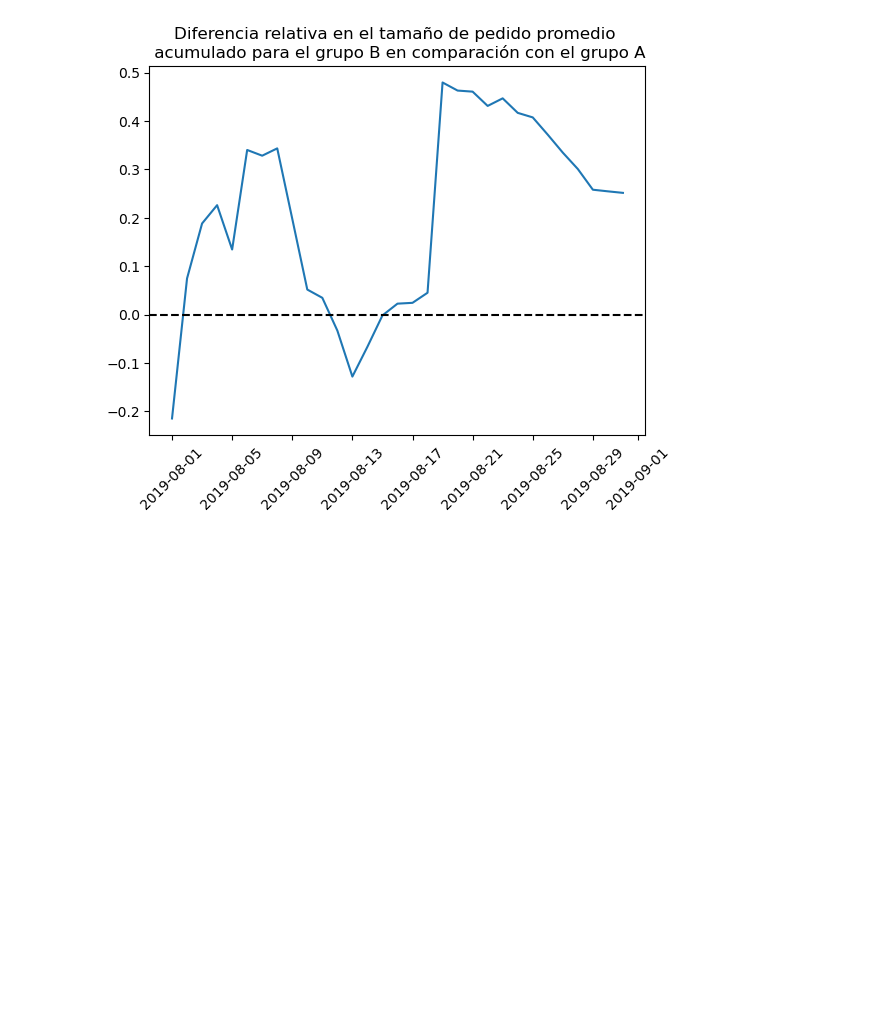
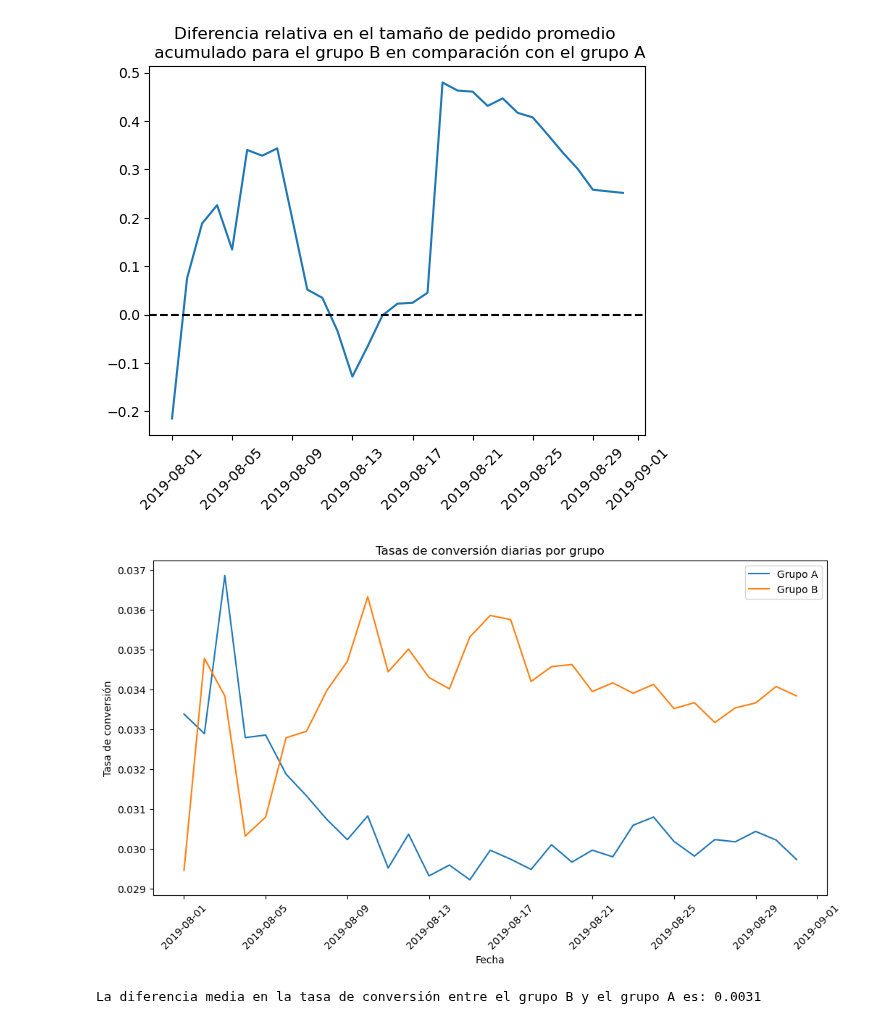
Before and after one commit to hukitan/tripleten, a Jupyter notebook: Proyectos_en_desarrollo/proyecto 10/proyecto 10.ipynb, the cells around one changed output. Drawn from its saved outputs; the diff is of its cells as text; code cells hidden in the pictures; blank space fills up the shorter version.

```diff
--- a/Proyectos_en_desarrollo/proyecto 10/proyecto 10.ipynb
+++ b/Proyectos_en_desarrollo/proyecto 10/proyecto 10.ipynb
@@ -214,3 +215,36 @@ plt.title('Diferencia relativa en el tamaño de pedido promedio \n acumulado par
 plt.show()
 # %% [output]
 [figure]
+# %%
+
+# Calcula la tasa de conversión de cada grupo como la relación entre los pedidos y el número de visitas de cada día. Representa gráficamente
+# las tasas de conversión diarias de los dos grupos y describe la diferencia. Saca conclusiones y haz conjeturas.
+# Calcula la tasa de conversión diaria para cada grupo
+cumulativeData['conversion'] = cumulativeData['orders'] / \
+    cumulativeData['visitors']
+
+# Filtra los datos por grupo
+conversionA = cumulativeData[cumulativeData['group']
+                             == 'A'][['date', 'conversion']]
+conversionB = cumulativeData[cumulativeData['group']
+                             == 'B'][['date', 'conversion']]
+
+# Representa gráficamente las tasas de conversión diarias de los dos grupos
+plt.figure(figsize=(12, 6))
+sns.lineplot(data=conversionA, x='date', y='conversion', label='Grupo A')
+sns.lineplot(data=conversionB, x='date', y='conversion', label='Grupo B')
+plt.xticks(rotation=45)
+plt.title('Tasas de conversión diarias por grupo')
+plt.xlabel('Fecha')
+plt.ylabel('Tasa de conversión')
+plt.legend()
+plt.show()
+
+# Describe la diferencia
+conversion_diff = conversionB['conversion'].mean(
+) - conversionA['conversion'].mean()
+print(f"La diferencia media en la tasa de conversión entre el grupo B y el grupo A es: {
+      conversion_diff:.4f}")
+# %% [output]
+[figure, added]
+La diferencia media en la tasa de conversión entre el grupo B y el grupo A es: 0.0031
```
Also changed, not shown: parts of 4 cells of this notebook.
